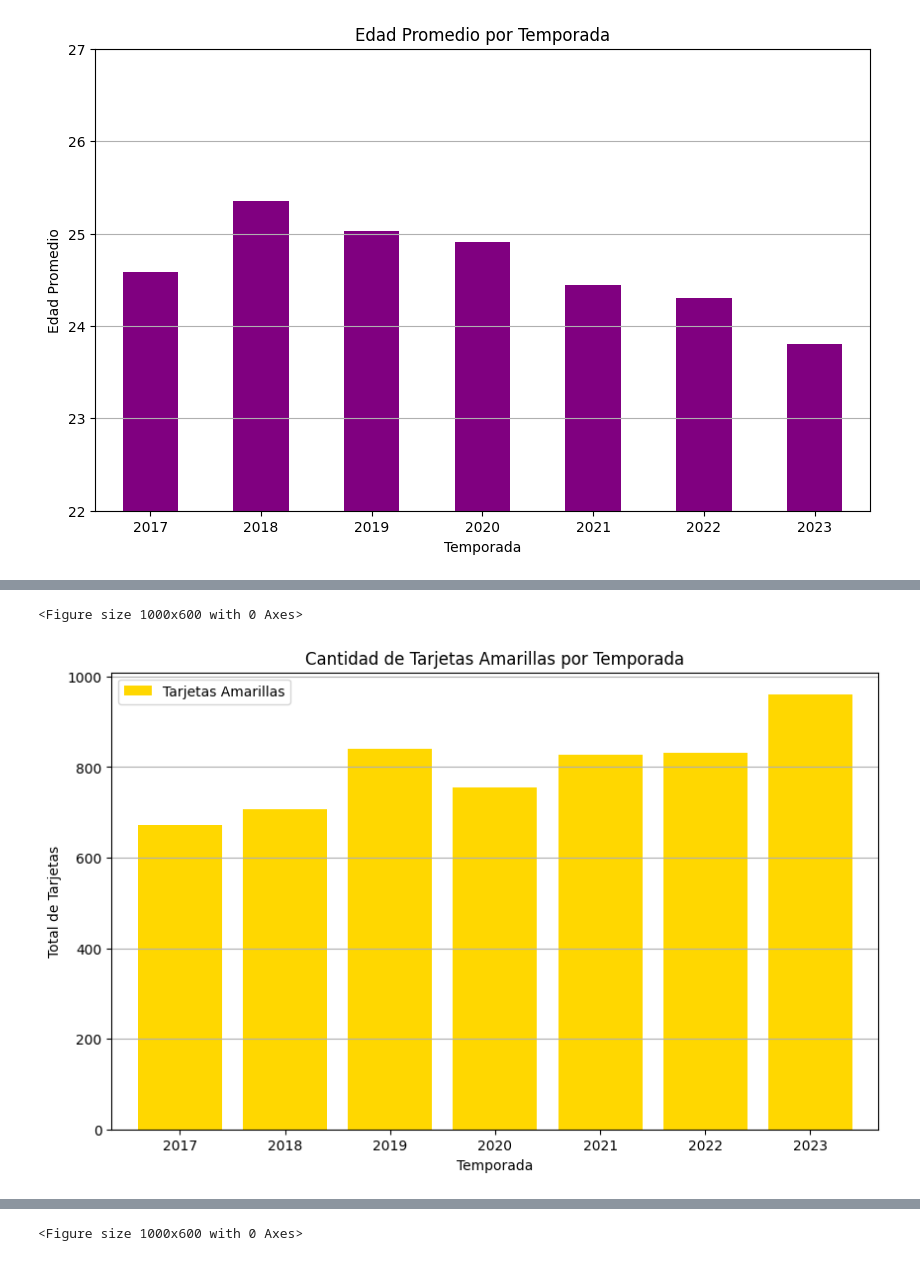
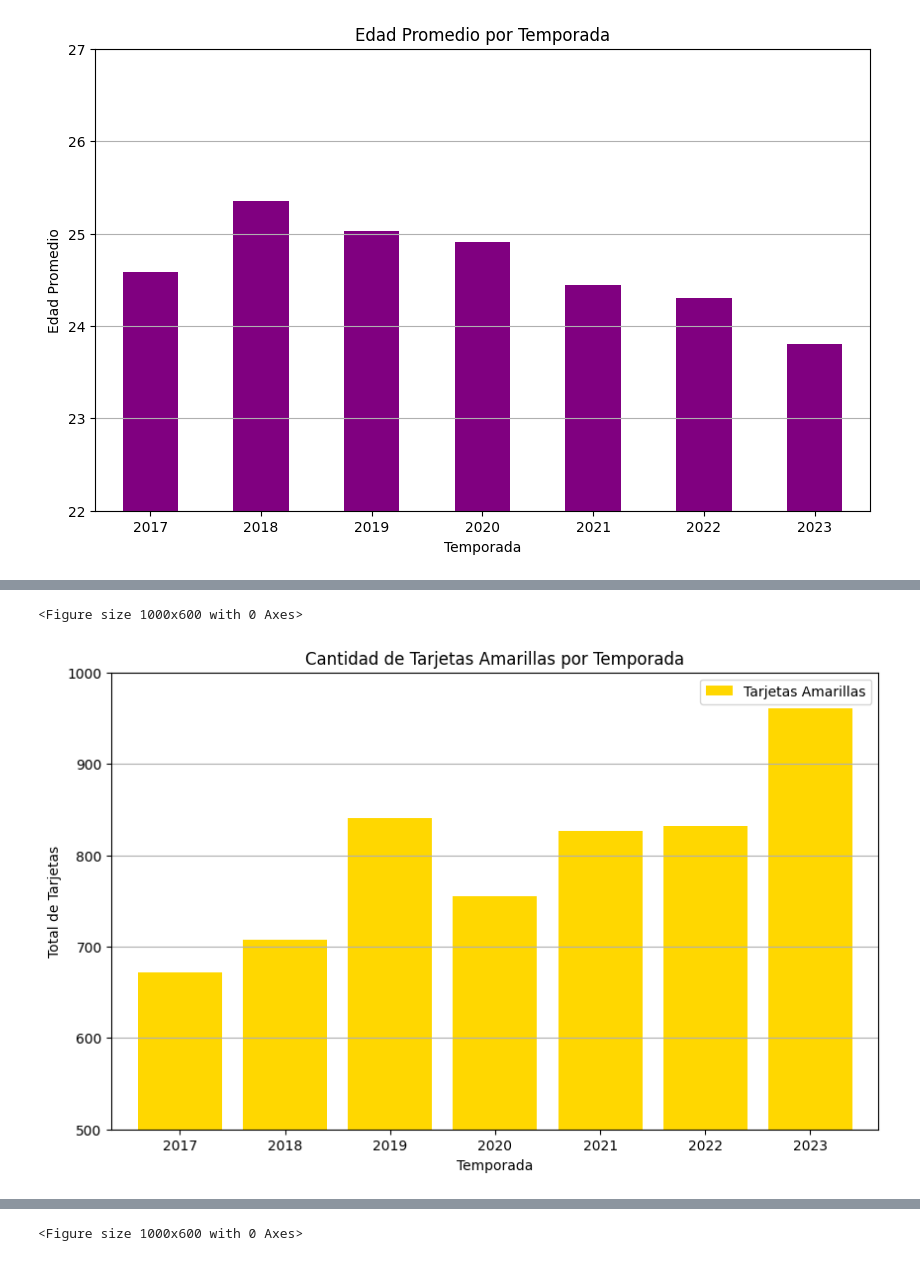
Before and after one commit to SrAlcast/Proyecto5-Premier_in_Data, a Jupyter notebook: notebooks/4.Visualizations/Visualizations.ipynb, the cells around one changed output, grey strips where cells are left out. Drawn from its saved outputs; the diff is of its cells as text; code cells hidden in the pictures.

```diff
--- a/notebooks/4.Visualizations/Visualizations.ipynb
+++ b/notebooks/4.Visualizations/Visualizations.ipynb
@@ -358,17 +413,18 @@ plt.show()
 # %%
 # Calcular la suma de tarjetas amarillas por temporada
 amarillas_temporada = df_jugadores.groupby('temporada')[['tarjetas_amarillas']].sum()
 
 # Crear una visualización de la cantidad de tarjetas amarillas por temporada
 plt.figure(figsize=(10, 6))
 amarillas_temporada.plot(kind='bar', color=['gold'], width=0.8)
 plt.title('Cantidad de Tarjetas Amarillas por Temporada')
 plt.xlabel('Temporada')
 plt.ylabel('Total de Tarjetas')
 plt.xticks(rotation=0)
 plt.legend(['Tarjetas Amarillas'])
+plt.ylim(500, 1000)
 plt.grid(axis='y')
 plt.show()
 # %% [output]
 <Figure size 1000x600 with 0 Axes>
-[figure, old version]
+[figure, new version]
```
Also changed, not shown: parts of 22 cells of this notebook, 1 other file.
